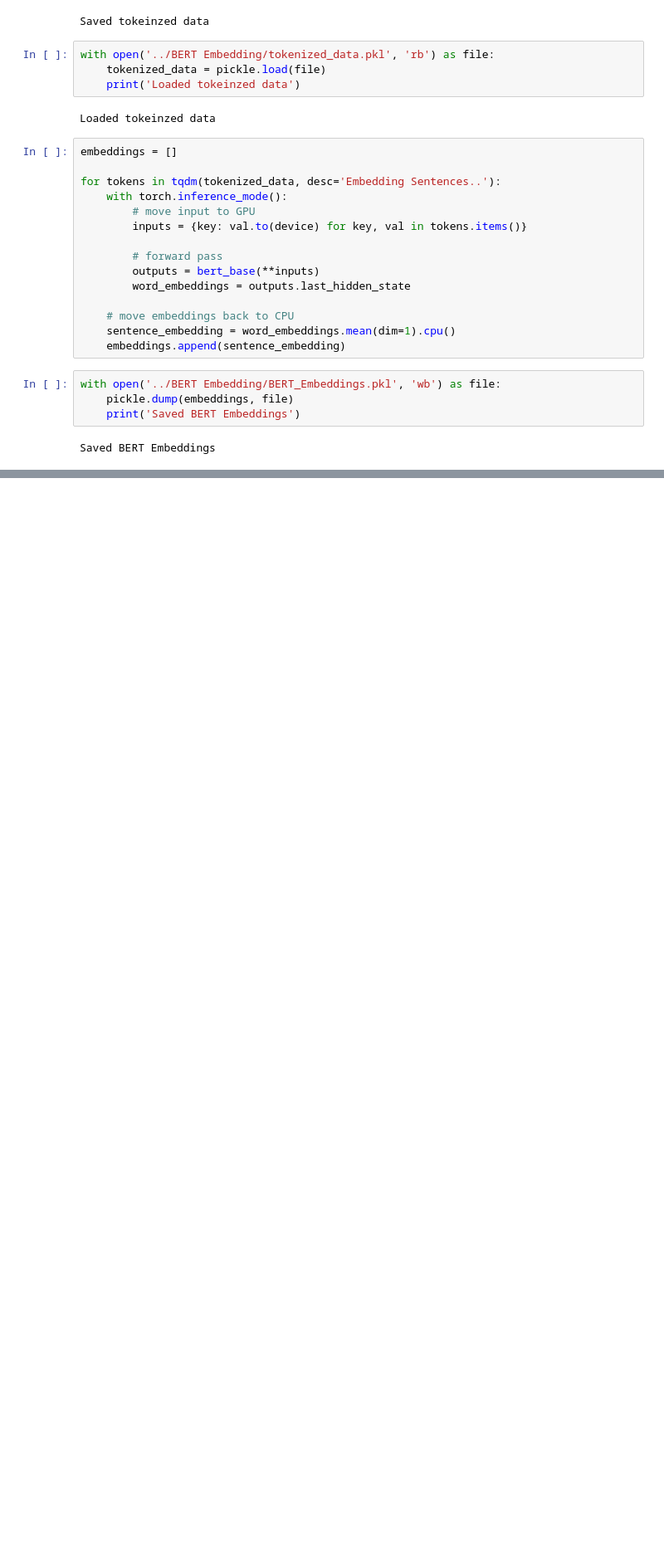
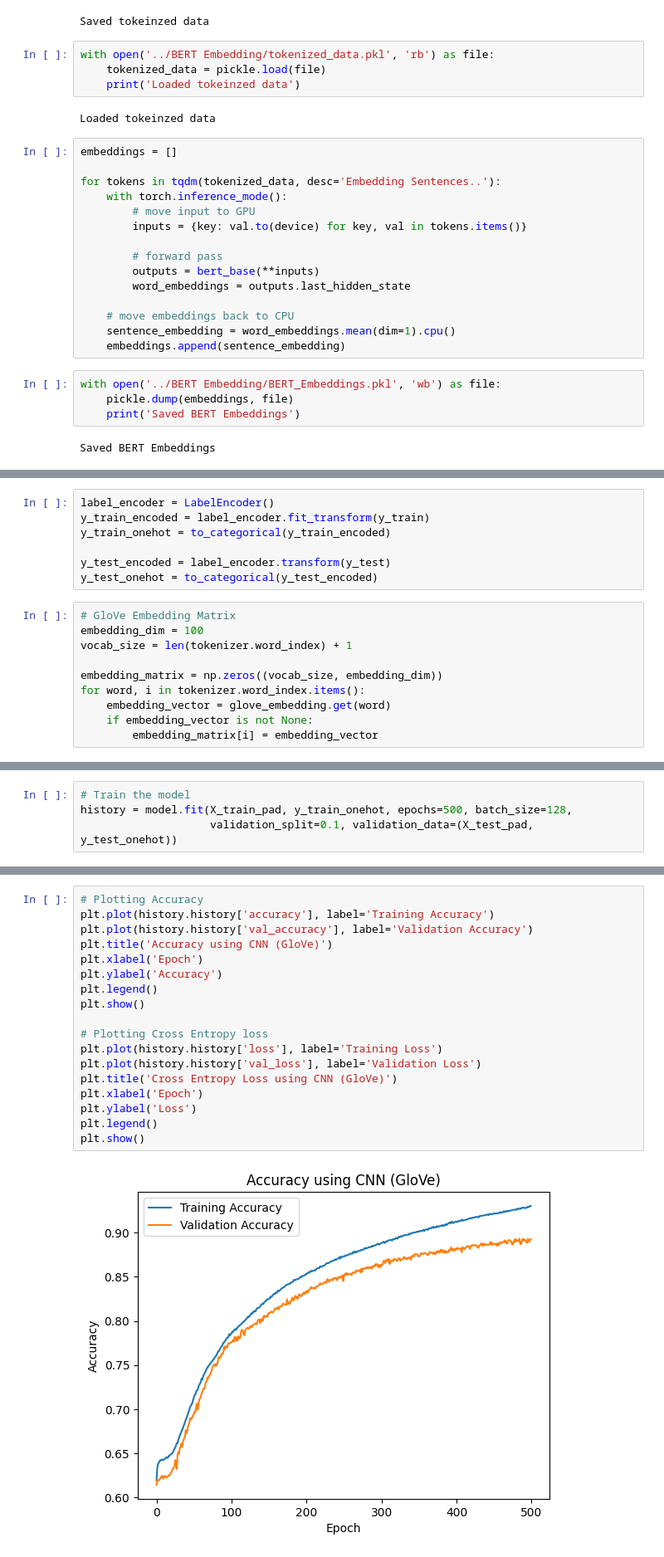
Before and after one commit to Shaz-5/fake-news-classification, a Jupyter notebook: Training/fake_news_classification.ipynb, the cells around one changed output, grey strips where cells are left out. Shown at 83% size. Cells and saved outputs as stored; diff of their text form; blank space fills up the shorter version.

Commit message:
Trained CNN Model with GloVe Embeddings

```diff
--- a/Implementation/FakeBERT.ipynb
+++ b/Training/fake_news_classification.ipynb
@@ -808,0 +855,17 @@ plot_classification_results(accuracy_values, 'Classification results with BERT')
+# %%
+label_encoder = LabelEncoder()
+y_train_encoded = label_encoder.fit_transform(y_train)
+y_train_onehot = to_categorical(y_train_encoded)
+
+y_test_encoded = label_encoder.transform(y_test)
+y_test_onehot = to_categorical(y_test_encoded)
+# %%
+# GloVe Embedding Matrix
+embedding_dim = 100
+vocab_size = len(tokenizer.word_index) + 1
+
+embedding_matrix = np.zeros((vocab_size, embedding_dim))
+for word, i in tokenizer.word_index.items():
+    embedding_vector = glove_embedding.get(word)
+    if embedding_vector is not None:
+        embedding_matrix[i] = embedding_vector
@@ -808,0 +931,4 @@ plot_classification_results(accuracy_values, 'Classification results with BERT')
+# %%
+# Train the model
+history = model.fit(X_train_pad, y_train_onehot, epochs=500, batch_size=128,
+                    validation_split=0.1, validation_data=(X_test_pad, y_test_onehot))
@@ -808,0 +953,20 @@ plot_classification_results(accuracy_values, 'Classification results with BERT')
+# %%
+# Plotting Accuracy
+plt.plot(history.history['accuracy'], label='Training Accuracy')
+plt.plot(history.history['val_accuracy'], label='Validation Accuracy')
+plt.title('Accuracy using CNN (GloVe)')
+plt.xlabel('Epoch')
+plt.ylabel('Accuracy')
+plt.legend()
+plt.show()
+
+# Plotting Cross Entropy loss
+plt.plot(history.history['loss'], label='Training Loss')
+plt.plot(history.history['val_loss'], label='Validation Loss')
+plt.title('Cross Entropy Loss using CNN (GloVe)')
+plt.xlabel('Epoch')
+plt.ylabel('Loss')
+plt.legend()
+plt.show()
+# %% [output]
+[figure, added]
```
Also changed, not shown: parts of 44 cells of this notebook.
